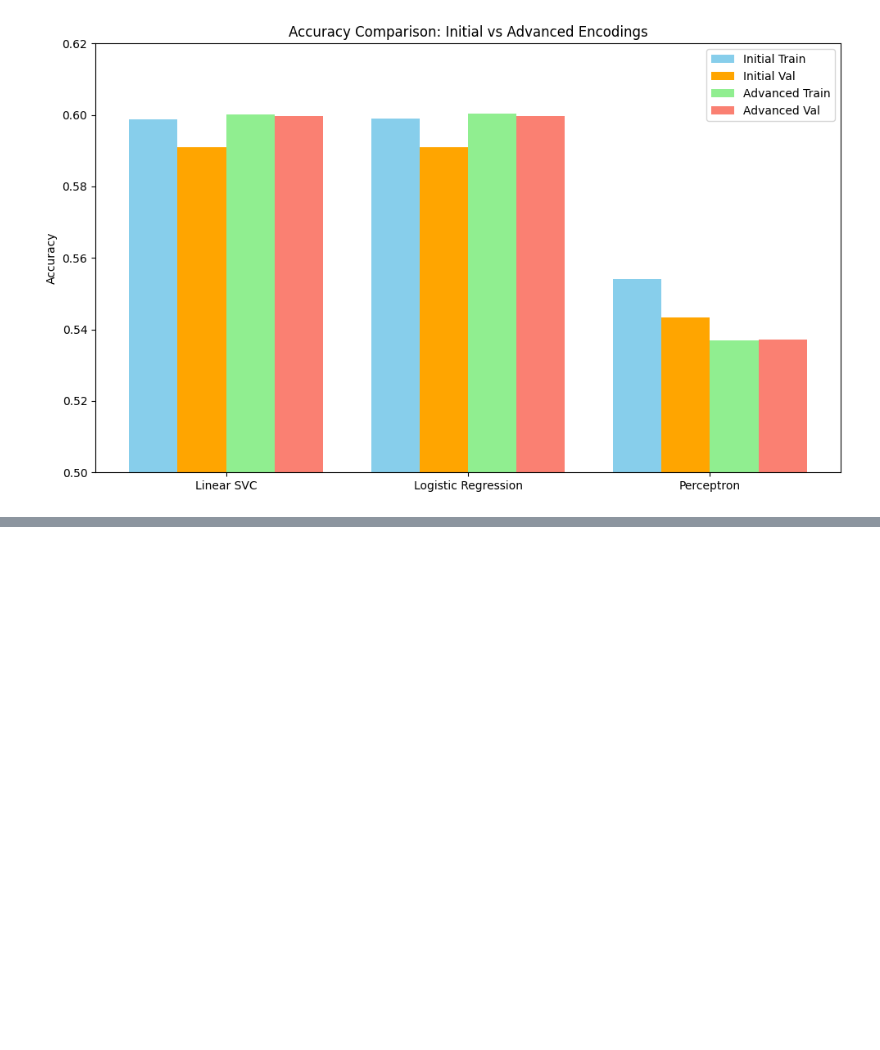
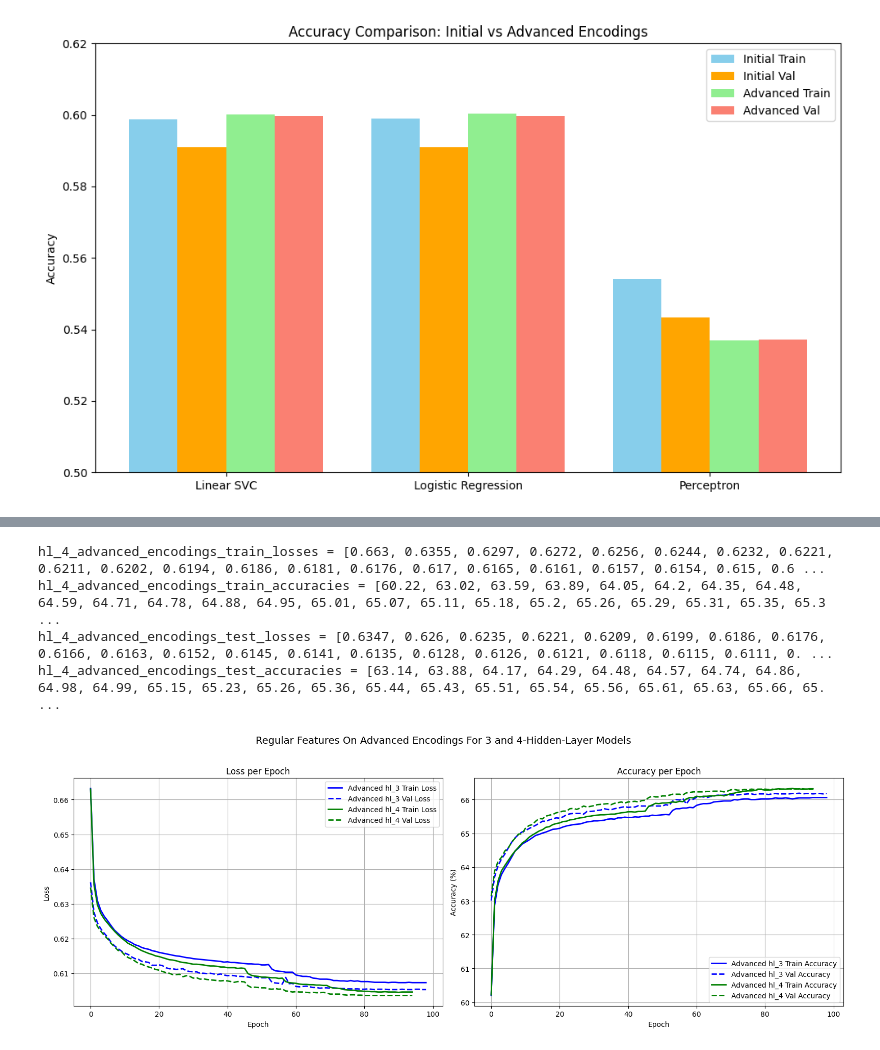
Before and after one commit to Jithin-Veeragandham/CS6140-Project, a Jupyter notebook: graphs.ipynb, the cells around one changed output, grey strips where cells are left out. Cells and saved outputs as stored; diff of their text form; code cells hidden in the pictures; blank space fills up the shorter version.

```diff
--- a/graphs.ipynb
+++ b/graphs.ipynb
@@ -313,0 +1696,43 @@ plt.show()
+# %%
+hl_4_train_losses_advanced_encodings, hl_4_train_accuracies_advanced_encodings, hl_4_val_losses_advanced_encodings, hl_4_val_accuracies_advanced_encodings = extract_training_metrics("hl_4_advanced_encodings", hl_4_advanced_encodings_logs)
+
+import matplotlib.pyplot as plt
+
+# Create subplots: 1 row, 2 columns
+fig, (ax1, ax2) = plt.subplots(1, 2, figsize=(16, 6))
+
+# Plotting Loss on ax1
+ax1.plot(hl_3_train_losses_advanced_encodings, label='Advanced hl_3 Train Loss', color='b', linestyle='-', linewidth=2)
+ax1.plot(hl_3_val_losses_advanced_encodings, label='Advanced hl_3 Val Loss', color='b', linestyle='--', linewidth=2)
+
+ax1.plot(hl_4_train_losses_advanced_encodings, label='Advanced hl_4 Train Loss', color='g', linestyle='-', linewidth=2)
+ax1.plot(hl_4_val_losses_advanced_encodings, label='Advanced hl_4 Val Loss', color='g', linestyle='--', linewidth=2)
+
+ax1.set_title('Loss per Epoch')
+ax1.set_xlabel('Epoch')
+ax1.set_ylabel('Loss')
+ax1.grid(True)
+ax1.legend()
+
+# Plotting Accuracy on ax2
+ax2.plot(hl_3_train_accuracies_advanced_encodings, label='Advanced hl_3 Train Accuracy', color='b', linestyle='-', linewidth=2)
+ax2.plot(hl_3_val_accuracies_advanced_encodings, label='Advanced hl_3 Val Accuracy', color='b', linestyle='--', linewidth=2)
+
+ax2.plot(hl_4_train_accuracies_advanced_encodings, label='Advanced hl_4 Train Accuracy', color='g', linestyle='-', linewidth=2)
+ax2.plot(hl_4_val_accuracies_advanced_encodings, label='Advanced hl_4 Val Accuracy', color='g', linestyle='--', linewidth=2)
+
+ax2.set_title('Accuracy per Epoch')
+ax2.set_xlabel('Epoch')
+ax2.set_ylabel('Accuracy (%)')
+ax2.grid(True)
+ax2.legend()
+
+plt.suptitle('Regular Features On Advanced Encodings For 3 and 4-Hidden-Layer Models', fontsize=14)
+plt.tight_layout(rect=[0, 0, 1, 0.96])
+plt.show()
+# %% [output]
+hl_4_advanced_encodings_train_losses = [0.663, 0.6355, 0.6297, 0.6272, 0.6256, 0.6244, 0.6232, 0.6221, 0.6211, 0.6202, 0.6194, 0.6186, 0.6181, 0.6176, 0.617, 0.6165, 0.6161, 0.6157, 0.6154, 0.615, 0.6 ...
+hl_4_advanced_encodings_train_accuracies = [60.22, 63.02, 63.59, 63.89, 64.05, 64.2, 64.35, 64.48, 64.59, 64.71, 64.78, 64.88, 64.95, 65.01, 65.07, 65.11, 65.18, 65.2, 65.26, 65.29, 65.31, 65.35, 65.3 ...
+hl_4_advanced_encodings_test_losses = [0.6347, 0.626, 0.6235, 0.6221, 0.6209, 0.6199, 0.6186, 0.6176, 0.6166, 0.6163, 0.6152, 0.6145, 0.6141, 0.6135, 0.6128, 0.6126, 0.6121, 0.6118, 0.6115, 0.6111, 0. ...
+hl_4_advanced_encodings_test_accuracies = [63.14, 63.88, 64.17, 64.29, 64.48, 64.57, 64.74, 64.86, 64.98, 64.99, 65.15, 65.23, 65.26, 65.36, 65.44, 65.43, 65.51, 65.54, 65.56, 65.61, 65.63, 65.66, 65. ...
+[figure, added]
```
Also changed, not shown: parts of 22 cells of this notebook, 14 other files.
